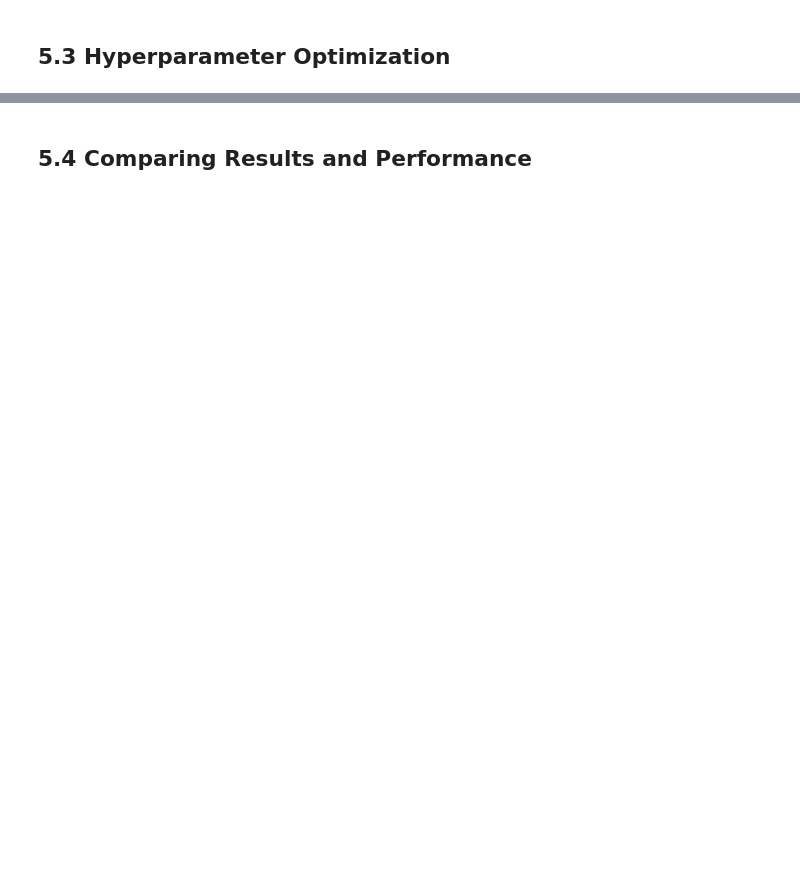
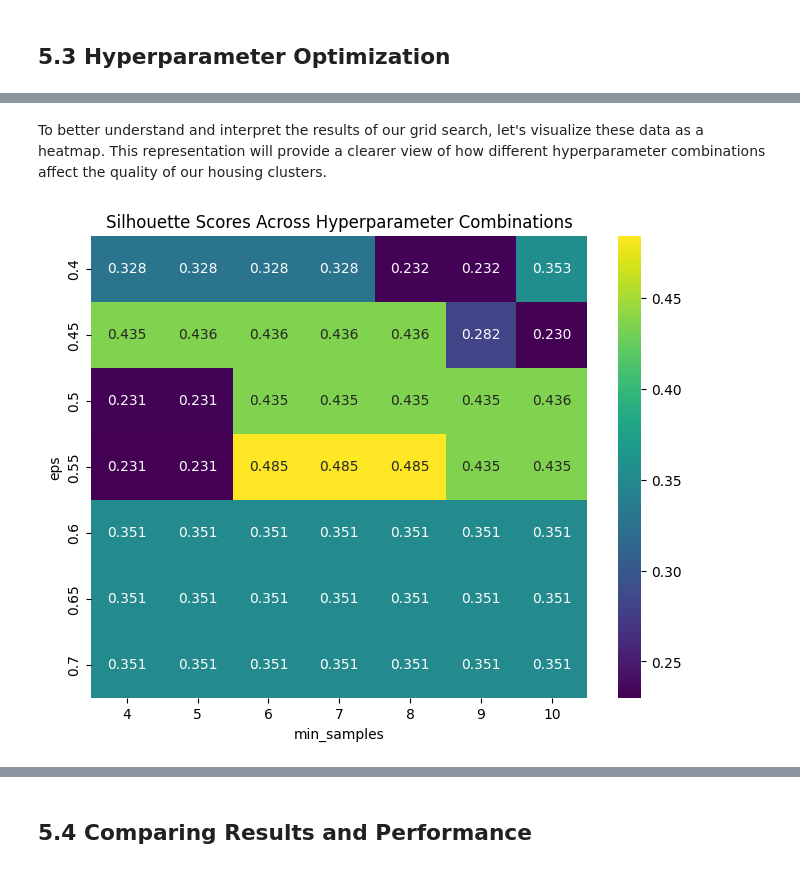
Before and after one commit to OusmaneMomboMombo/housing-cluster-analysis, a Jupyter notebook: house_sales_analysis.ipynb, the cells around one changed output, grey strips where cells are left out. Saved outputs shown, nothing was run; the diff lists cells and outputs as text; code cells hidden in the pictures; blank space fills up the shorter version.

Commit message:
Conclude DBSCAN hyperparameter impact analysis and explore optimization techniques

```diff
--- a/house_sales_analysis.ipynb
+++ b/house_sales_analysis.ipynb
@@ -826,0 +850,5 @@ An optimal value of min_samples seems to be around 4 to 10, where the number of
+# %%
+param_grid = {
+    'eps': [0.4, 0.45, 0.5, 0.55, 0.6, 0.65, 0.7],
+    'min_samples': [4, 5, 6, 7, 8, 9, 10]
+}
@@ -826,0 +924,14 @@ An optimal value of min_samples seems to be around 4 to 10, where the number of
+# %% [markdown]
+To better understand and interpret the results of our grid search, let's visualize these data as a heatmap. This representation will provide a clearer view of how different hyperparameter combinations affect the quality of our housing clusters.
+# %%
+import seaborn as sns
+import matplotlib.pyplot as plt
+
+# Heatmap of Silhouette scores
+pivot = results_df.pivot(index='eps', columns='min_samples', values='silhouette_score')
+plt.figure(figsize=(8, 6))
+sns.heatmap(pivot, annot=True, cmap='viridis', fmt=".3f")
+plt.title('Silhouette Scores Across Hyperparameter Combinations')
+plt.show()
+# %% [output]
+[figure, added]
```
Also changed, not shown: parts of 23 cells of this notebook.
